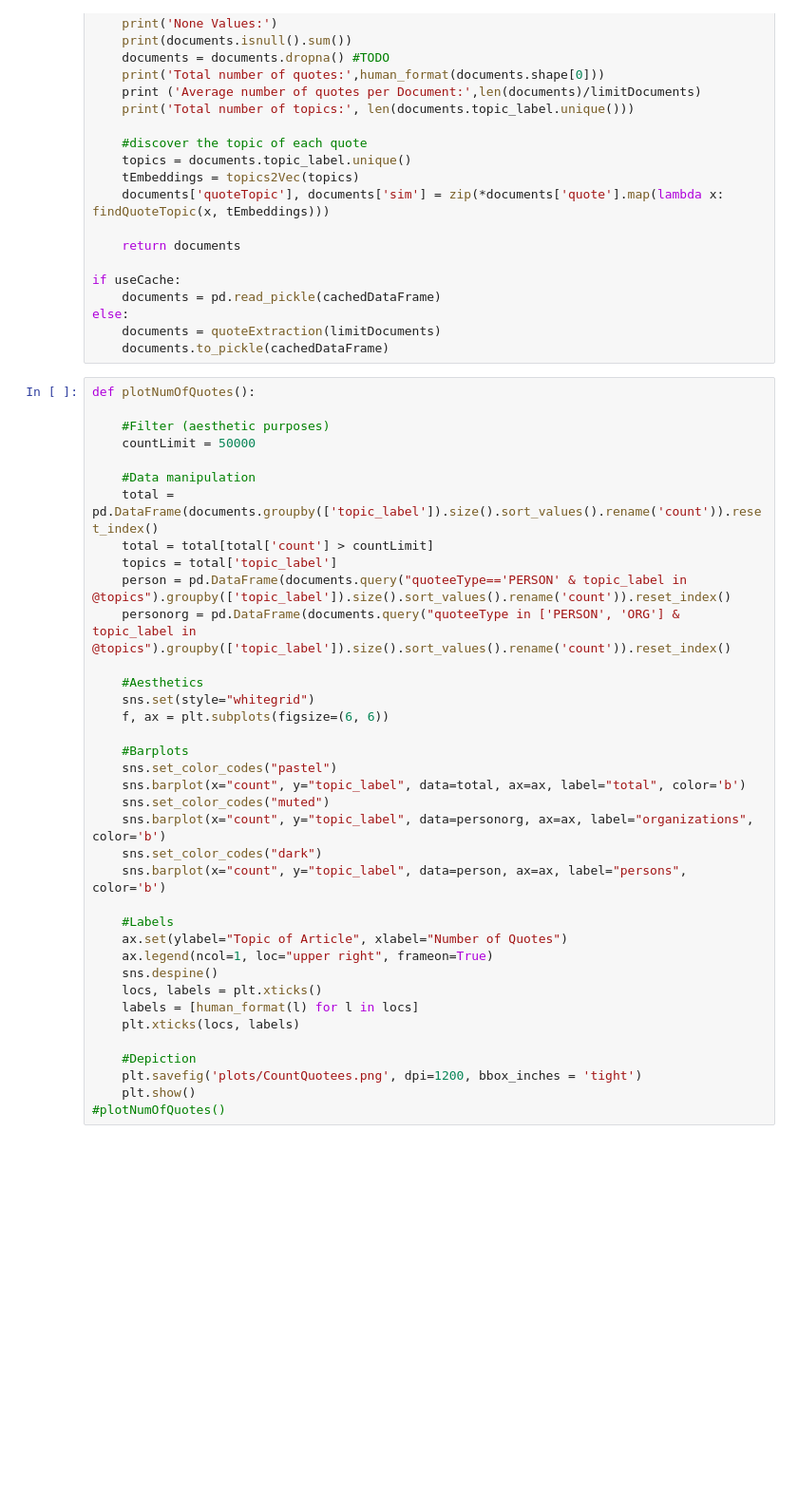
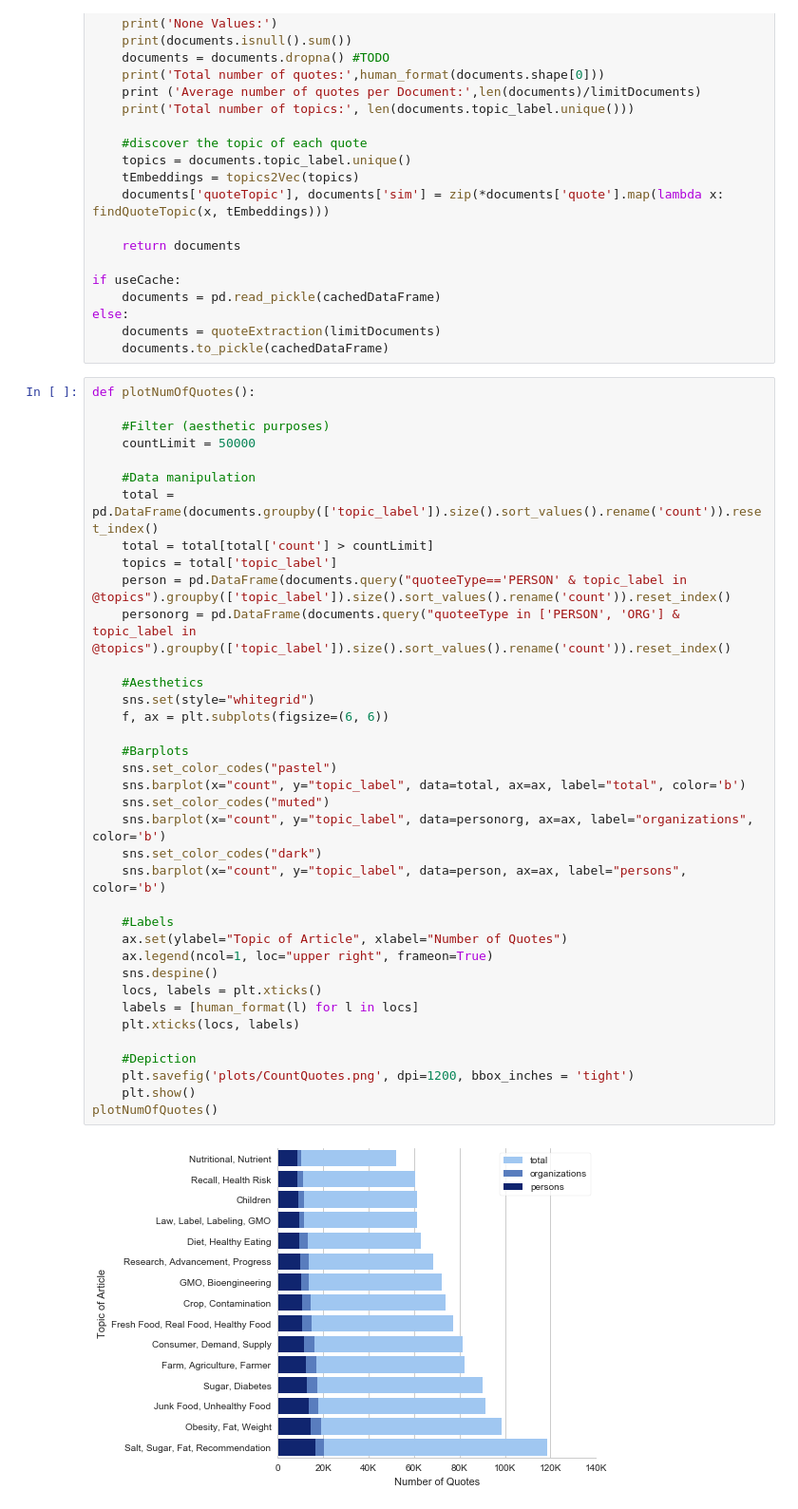
Before and after one commit to psmeros/SciLens, a Jupyter notebook: src/Quote Analysis.ipynb, the cells around one changed output. Shown at 95% size. Saved outputs shown, nothing was run; the diff lists cells and outputs as text; blank space fills up the shorter version.

```diff
--- a/src/Quote Analysis.ipynb
+++ b/src/Quote Analysis.ipynb
@@ -59,32 +59,34 @@ def plotNumOfQuotes():
 
     #Data manipulation
     total = pd.DataFrame(documents.groupby(['topic_label']).size().sort_values().rename('count')).reset_index()
     total = total[total['count'] > countLimit]
     topics = total['topic_label']
     person = pd.DataFrame(documents.query("quoteeType=='PERSON' & topic_label in @topics").groupby(['topic_label']).size().sort_values().rename('count')).reset_index()
     personorg = pd.DataFrame(documents.query("quoteeType in ['PERSON', 'ORG'] & topic_label in @topics").groupby(['topic_label']).size().sort_values().rename('count')).reset_index()
 
     #Aesthetics
     sns.set(style="whitegrid")
     f, ax = plt.subplots(figsize=(6, 6))
 
     #Barplots
     sns.set_color_codes("pastel")
     sns.barplot(x="count", y="topic_label", data=total, ax=ax, label="total", color='b')
     sns.set_color_codes("muted")
     sns.barplot(x="count", y="topic_label", data=personorg, ax=ax, label="organizations", color='b')
     sns.set_color_codes("dark")
     sns.barplot(x="count", y="topic_label", data=person, ax=ax, label="persons", color='b')
 
     #Labels
     ax.set(ylabel="Topic of Article", xlabel="Number of Quotes")
     ax.legend(ncol=1, loc="upper right", frameon=True)
     sns.despine()
     locs, labels = plt.xticks()
     labels = [human_format(l) for l in locs]
     plt.xticks(locs, labels)
 
     #Depiction
-    plt.savefig('plots/CountQuotees.png', dpi=1200, bbox_inches = 'tight')
+    plt.savefig('plots/CountQuotes.png', dpi=1200, bbox_inches = 'tight')
     plt.show()
-#plotNumOfQuotes()
+plotNumOfQuotes()
+# %% [output]
+[figure, added]
```
Also changed, not shown: parts of 3 cells of this notebook, 1 other file.
